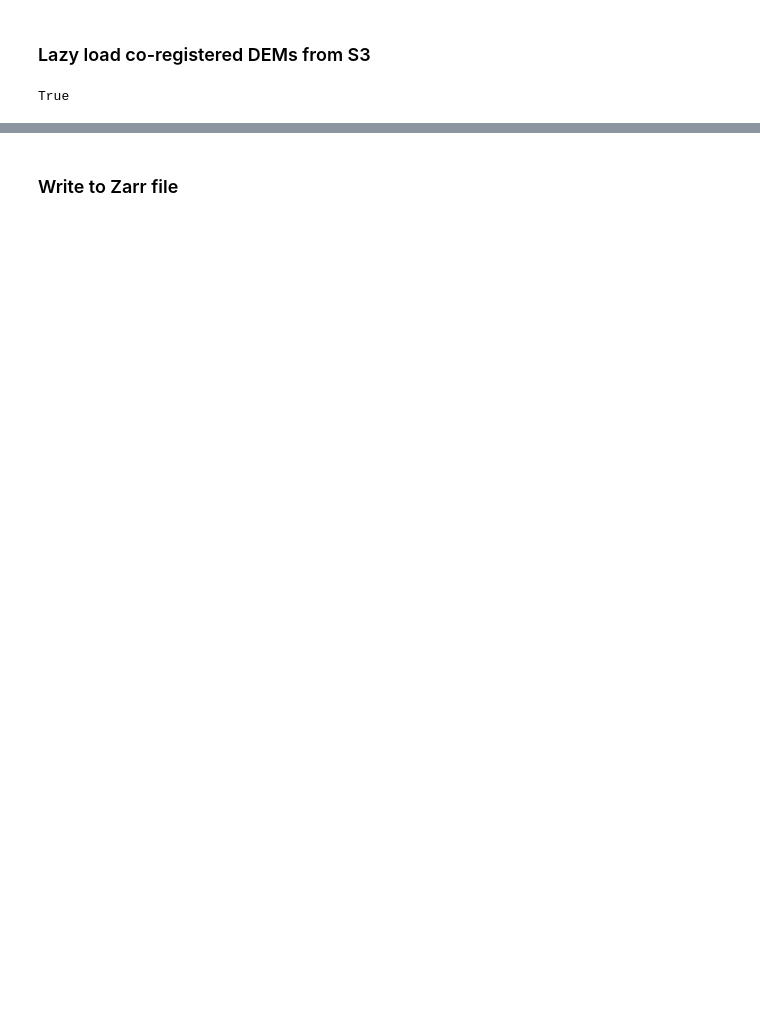
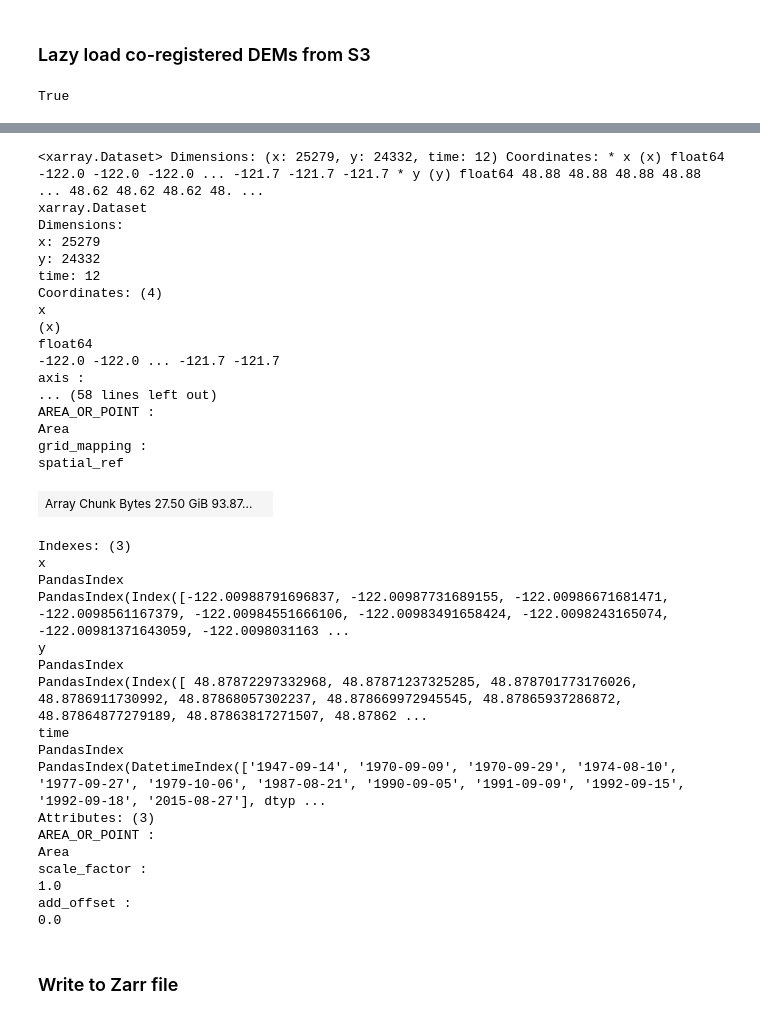
Before and after one commit to friedrichknuth/gtsa, a Jupyter notebook: notebooks/stack_dems.ipynb, the cells around one changed output, grey strips where cells are left out. Cells and saved outputs as stored; diff of their text form; code cells hidden in the pictures; blank space fills up the shorter version.

```diff
--- a/notebooks/stack_dems.ipynb
+++ b/notebooks/stack_dems.ipynb
@@ -39,0 +78,42 @@ Saved .nc files in nc_tmp_data_rainier
+# %%
+ds['band1'].data = ds['band1'].data.rechunk({0:'auto', 1:'auto', 2:'auto'},
+                                                    block_size_limit=1e8,
+                                                    balance=True)
+# %%
+ds
+# %% [output]
+<xarray.Dataset> Dimensions: (x: 25279, y: 24332, time: 12) Coordinates: * x (x) float64 -122.0 -122.0 -122.0 ... -121.7 -121.7 -121.7 * y (y) float64 48.88 48.88 48.88 48.88 ... 48.62 48.62 48.62 48. ...
+xarray.Dataset
+Dimensions:
+x: 25279
+y: 24332
+time: 12
+Coordinates: (4)
+x
+(x)
+float64
+-122.0 -122.0 ... -121.7 -121.7
+axis :
+... (58 lines left out)
+AREA_OR_POINT :
+Area
+grid_mapping :
+spatial_ref
+| Array Chunk Bytes 27.50 GiB 93.87... |  |
+Indexes: (3)
+x
+PandasIndex
+PandasIndex(Index([-122.00988791696837, -122.00987731689155, -122.00986671681471, -122.0098561167379, -122.00984551666106, -122.00983491658424, -122.0098243165074, -122.00981371643059, -122.0098031163 ...
+y
+PandasIndex
+PandasIndex(Index([ 48.87872297332968, 48.87871237325285, 48.878701773176026, 48.8786911730992, 48.87868057302237, 48.878669972945545, 48.87865937286872, 48.87864877279189, 48.87863817271507, 48.87862 ...
+time
+PandasIndex
+PandasIndex(DatetimeIndex(['1947-09-14', '1970-09-09', '1970-09-29', '1974-08-10', '1977-09-27', '1979-10-06', '1987-08-21', '1990-09-05', '1991-09-09', '1992-09-15', '1992-09-18', '2015-08-27'], dtyp ...
+Attributes: (3)
+AREA_OR_POINT :
+Area
+scale_factor :
+1.0
+add_offset :
+0.0
```
Also changed, not shown: parts of 8 cells of this notebook, 6 other files.
